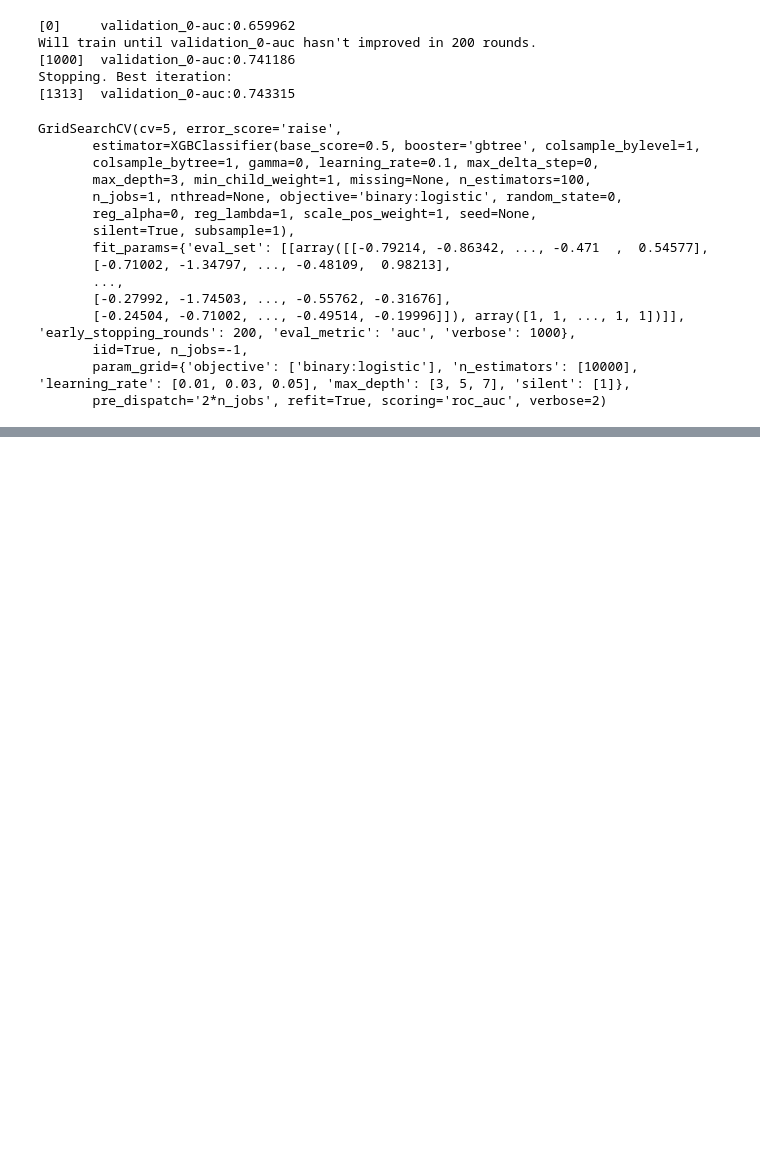
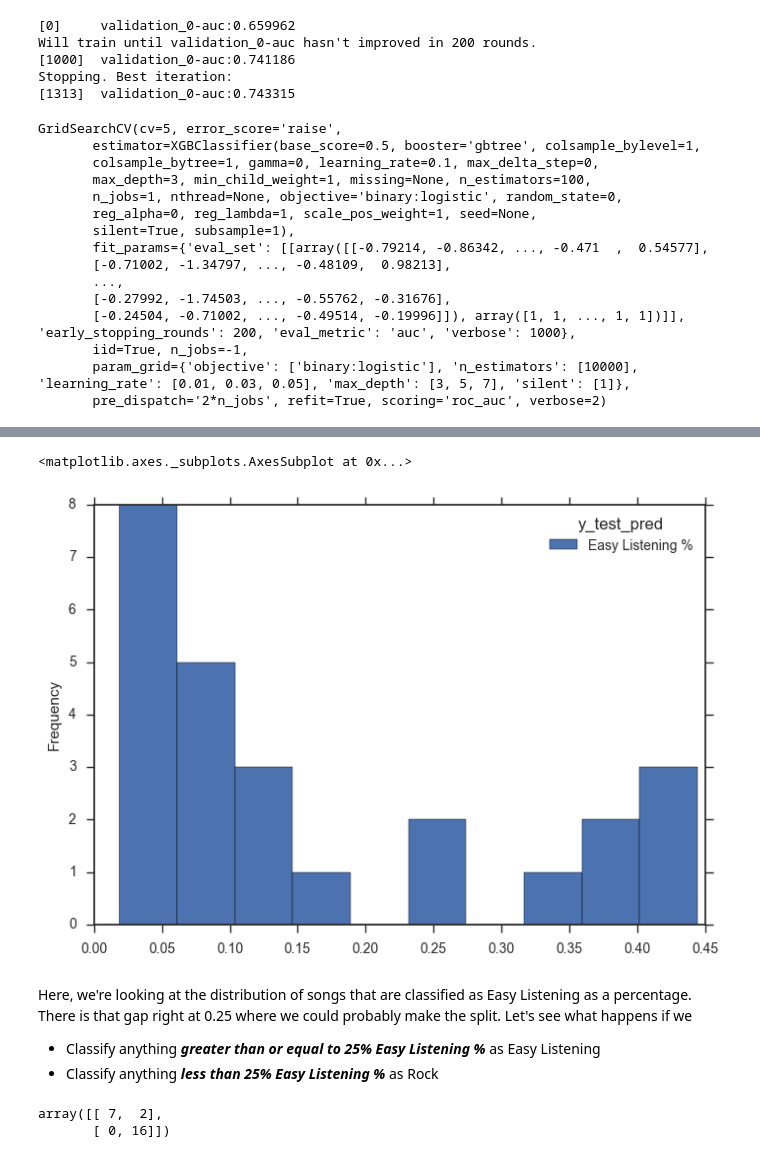
Before and after one commit to strikingmoose/music_clustering, a Jupyter notebook: notebook/6 - Gradient Boosting (Part II).ipynb, the cells around one changed output, grey strips where cells are left out. Cells and saved outputs as stored; diff of their text form; code cells hidden in the pictures; blank space fills up the shorter version.

```diff
--- a/notebook/6 - Gradient Boosting (Part II).ipynb
+++ b/notebook/6 - Gradient Boosting (Part II).ipynb
@@ -481,0 +683,14 @@ GridSearchCV(cv=5, error_score='raise',
+# %%
+# Add counter for counting frames
+x_test_song_id_labels['counter'] = 1
+
+# Find the percentage of frames that were classified as Rock and Easy Listening in each song
+y_pred_song_table = pd.pivot_table(x_test_song_id_labels, values = 'counter', index = ['song_id', 'artist', 'title', 'genre'], columns = ['y_test_pred'], aggfunc = np.sum).reset_index()
+
+# Calculate percentages of frames
+total_frames = 646
+y_pred_song_table['Easy Listening %'] = y_pred_song_table['Easy Listening'] / 646
+y_pred_song_table['Rock %'] = y_pred_song_table['Rock'] / 646
+
+# Show table
+y_pred_song_table
@@ -481,0 +715,9 @@ GridSearchCV(cv=5, error_score='raise',
+# %%
+y_pred_song_table[['Easy Listening %']].plot.hist()
+# %% [output]
+<matplotlib.axes._subplots.AxesSubplot at 0x...>
+[figure, added]
+# %% [markdown]
+Here, we're looking at the distribution of songs that are classified as Easy Listening as a percentage. There is that gap right at 0.25 where we could probably make the split. Let's see what happens if we
+- Classify anything _**greater than or equal to 25% Easy Listening %**_ as Easy Listening
+- Classify anything _**less than 25% Easy Listening %**_ as Rock
@@ -481,0 +731,6 @@ GridSearchCV(cv=5, error_score='raise',
+# %%
+# Print confusion matrix
+confusion_matrix(y_pred_song_table['genre'], y_pred_song_table['y_test_pred_label'])
+# %% [output]
+array([[ 7,  2],
+       [ 0, 16]])
```
Also changed, not shown: parts of 20 cells of this notebook, 2 other files.
